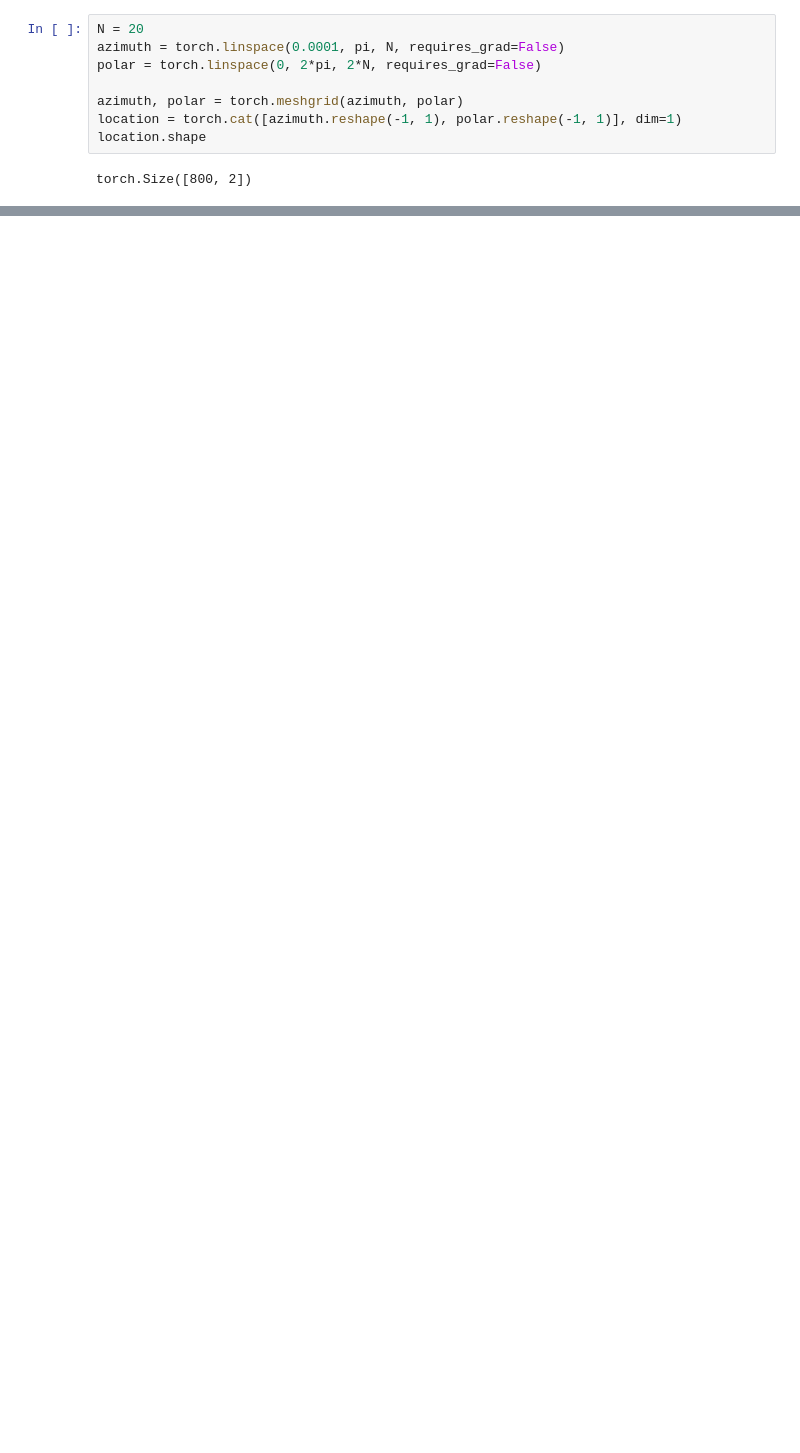
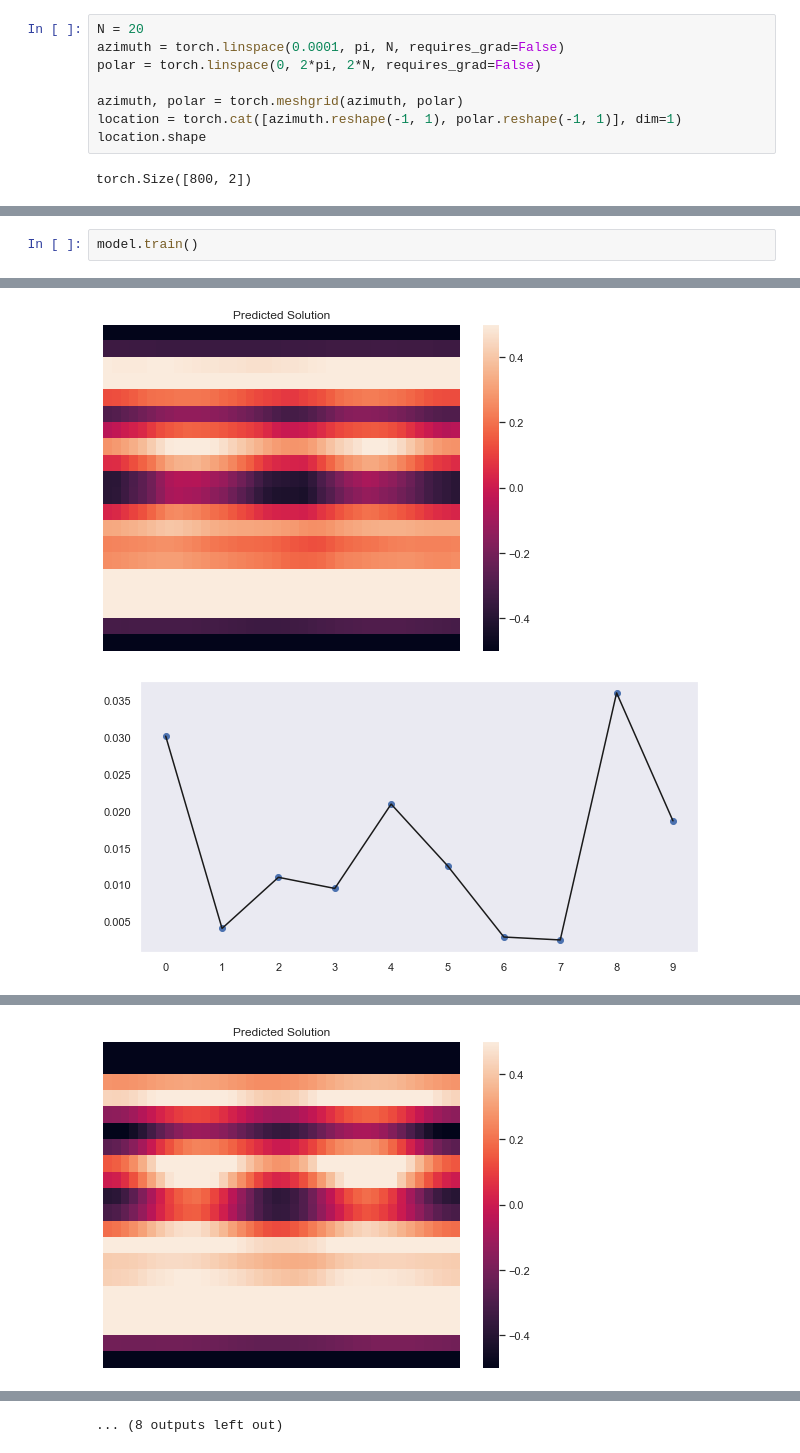
Before and after one commit to a-gupte/PDPINN, a Jupyter notebook: sh_transform-Copy1.ipynb, the cells around one changed output, grey strips where cells are left out. Cells and saved outputs as stored; diff of their text form; blank space fills up the shorter version.

```diff
--- a/sh_transform-Copy1.ipynb
+++ b/sh_transform-Copy1.ipynb
@@ -301,0 +394,3 @@ iteration 600: loss = 0.03690892085433006, pde loss = 0.03690892085433006
+# %%
+model.train()
+# %% [output]
@@ -301,0 +398,2 @@ iteration 600: loss = 0.03690892085433006, pde loss = 0.03690892085433006
+[figure, added]
+[figure, added]
@@ -301,0 +420 @@ iteration 600: loss = 0.03690892085433006, pde loss = 0.03690892085433006
+[figure, added]
@@ -301,0 +466 @@ iteration 600: loss = 0.03690892085433006, pde loss = 0.03690892085433006
+... (8 outputs left out)
```
Also changed, not shown: parts of 5 cells of this notebook, 2 other files.
